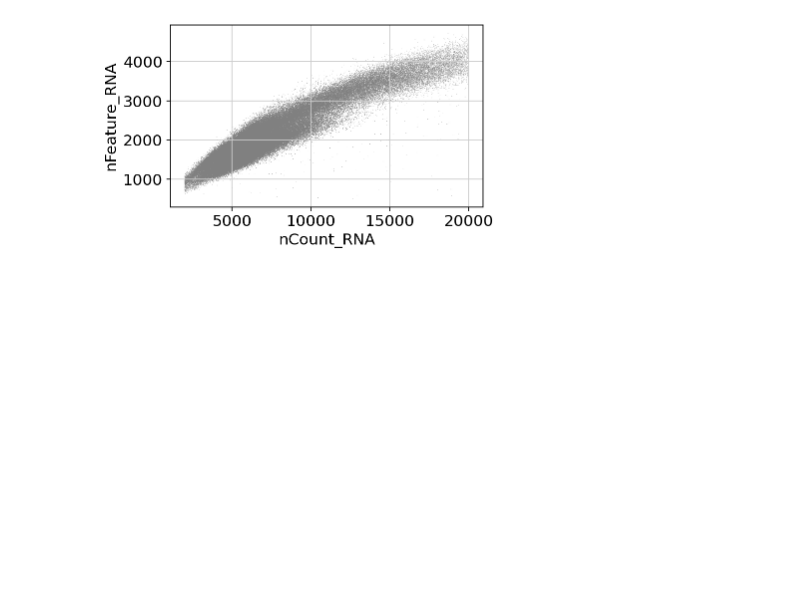
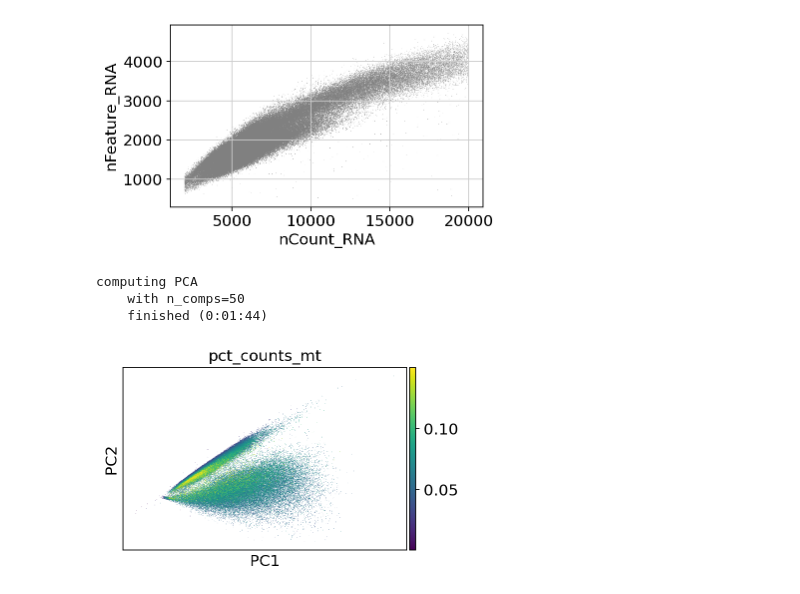
Before and after one commit to SteshinSS/NeurIPS2021, a Jupyter notebook: notebooks/EDA/adt_gex/azimuth.ipynb, the cells around one changed output. Drawn from its saved outputs; the diff is of its cells as text; code cells hidden in the pictures; blank space fills up the shorter version.

```diff
--- a/notebooks/EDA/adt_gex/azimuth.ipynb
+++ b/notebooks/EDA/adt_gex/azimuth.ipynb
@@ -178,3 +180,11 @@ sc.pl.scatter(data, x='nCount_RNA', y='nFeature_RNA')
 # %% [output]
 [figure]
 [figure]
+# %%
+sc.tl.pca(data)
+sc.pl.pca(data, color='pct_counts_mt')
+# %% [output]
+computing PCA
+    with n_comps=50
+    finished (0:01:44)
+[figure, added]
```
Also changed, not shown: parts of 14 cells of this notebook, 5 other files.
